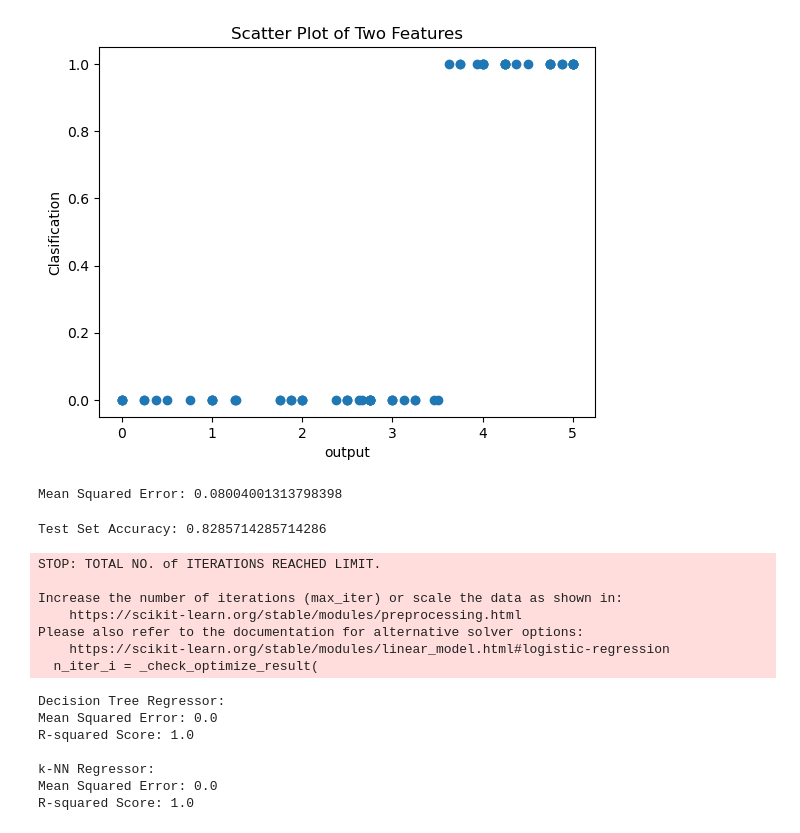
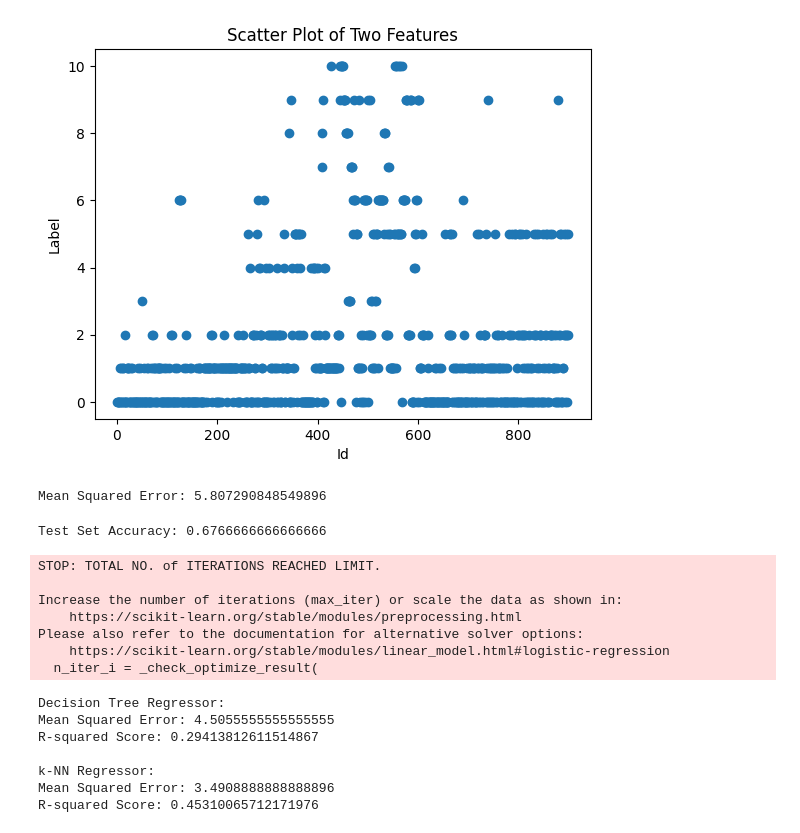
Before and after one commit to Sravan123123/ml, a Jupyter notebook: BL.EN.U4CSE21203_LAB6.ipynb, the cells around one changed output. Cells and saved outputs as stored; diff of their text form; code cells hidden in the pictures.

```diff
--- a/BL.EN.U4CSE21203_LAB6.ipynb
+++ b/BL.EN.U4CSE21203_LAB6.ipynb
@@ -1,39 +1,41 @@
 # %% [markdown]
 <a href="https://colab.research.google.com/github/Sravan123123/ml/blob/main/BL.EN.U4CSE21203_LAB6.ipynb" target="_parent"><img src="https://colab.research.google.com/assets/colab-badge.svg" alt="Open In Colab"/></a>
 # %%
+#A1
 import pandas as pd
 import matplotlib.pyplot as plt
 
 # Load your dataset, replace 'your_dataset.csv' with the actual file path or URL
-df = pd.read_excel('testing (2).xlsx')
+df = pd.read_excel('/content/DS to B.tech.xlsx')
 
 # Replace 'feature1' and 'feature2' with the names of the features you want to extract
-feature1 = df['output']
-feature2 = df['Classification']
+feature1 = df['Id']
+feature2 = df['Label']
 
 # Create a scatter plot
 plt.scatter(feature1, feature2)
 
 # Add labels and title
-plt.xlabel("output")
-plt.ylabel("Clasification")
+plt.xlabel("Id")
+plt.ylabel("Label")
 plt.title("Scatter Plot of Two Features")
 
 # Display the plot
 plt.show()
 # %% [output]
-[figure, old version]
+[figure, new version]
 # %%
+#A2
 import pandas as pd
 from sklearn.linear_model import LinearRegression
 from sklearn.metrics import mean_squared_error
 
 # Load your dataset, replace 'your_data.csv' with the actual file path or URL
-df = pd.read_excel('testing (2).xlsx')
+df = pd.read_excel('/content/DS to B.tech.xlsx')
 
 # Replace 'independent_feature' and 'dependent_feature' with the actual column names
-independent_feature = df['output'].values.reshape(-1, 1)
-dependent_feature = df['Classification']
+independent_feature = df['Id'].values.reshape(-1, 1)
+dependent_feature = df['Label']
 
 # Create and fit a linear regression model
 model = LinearRegression()
@@ -46,8 +48,9 @@ y_pred = model.predict(independent_feature)
 mse = mean_squared_error(dependent_feature, y_pred)
 print(f"Mean Squared Error: {mse}")
 # %% [output]
-Mean Squared Error: 0.08004001313798398
+Mean Squared Error: 5.807290848549896
 # %%
+#A4
 import pandas as pd
 from sklearn.model_selection import train_test_split
 from sklearn.feature_extraction.text import CountVectorizer
@@ -55,20 +58,20 @@ from sklearn.linear_model import LogisticRegression
 from sklearn.metrics import accuracy_score
 
 # Load your training dataset
-training_df = pd.read_excel('training (2).xlsx')
+training_df = pd.read_excel('/content/DS to B.tech.xlsx')
 
 # Load your testing dataset
-testing_df = pd.read_excel('testing (2).xlsx')
+testing_df = pd.read_excel('/content/DS to B.tech.xlsx')
 
 # Preprocess the data: Replace NaN values with an empty string
-training_df['input'] = training_df['input'].fillna('')
-testing_df['Equation'] = testing_df['Equation'].fillna('')
+training_df['Lawyers Summary'] = training_df['Lawyers Summary'].fillna('')
+testing_df['Id'] = testing_df['Id'].fillna('')
 
 # Define the feature and target variables for training and testing
-X_train = training_df['input']
-y_train = training_df['Classification']
-X_test = testing_df['Equation']
-y_test = testing_df['Classification']
+X_train = training_df['Lawyers Summary']
+y_train = training_df['Label']
+X_test = testing_df['Domain']
+y_test = testing_df['Label']
 
 # Create a CountVectorizer to convert text into numerical features
 vectorizer = CountVectorizer()
@@ -90,7 +93,7 @@ accuracy = accuracy_score(y_test, y_pred)
 # Print the accuracy
 print("Test Set Accuracy:", accuracy)
 # %% [output]
-Test Set Accuracy: 0.8285714285714286
+Test Set Accuracy: 0.6766666666666666
 STOP: TOTAL NO. of ITERATIONS REACHED LIMIT.
 
 Increase the number of iterations (max_iter) or scale the data as shown in:
@@ -99,6 +102,7 @@ Please also refer to the documentation for alternative solver options:
     https://scikit-learn.org/stable/modules/linear_model.html#logistic-regression
   n_iter_i = _check_optimize_result(
 # %%
+#A5
 import pandas as pd
 from sklearn.model_selection import train_test_split
 from sklearn.tree import DecisionTreeRegressor
@@ -106,11 +110,11 @@ from sklearn.neighbors import KNeighborsRegressor
 from sklearn.metrics import mean_squared_error, r2_score
 
 # Load your dataset, replace 'your_dataset.csv' with the actual file path or URL
-df = pd.read_excel('testing (2).xlsx')
+df = pd.read_excel('/content/DS to B.tech.xlsx')
 
 # Define the feature and target variables
-X = df[['output']]
-y = df['Classification']
+X = df[['Id']]
+y = df['Label']
 
 # Split the dataset into training and test sets
 X_train, X_test, y_train, y_test = train_test_split(X, y, test_size=0.2, random_state=42)
@@ -142,9 +146,9 @@ print("Mean Squared Error:", mse_knn)
 print("R-squared Score:", r2_knn)
 # %% [output]
 Decision Tree Regressor:
-Mean Squared Error: 0.0
-R-squared Score: 1.0
+Mean Squared Error: 4.5055555555555555
+R-squared Score: 0.29413812611514867
 
 k-NN Regressor:
-Mean Squared Error: 0.0
-R-squared Score: 1.0
+Mean Squared Error: 3.4908888888888896
+R-squared Score: 0.45310065712171976
```
